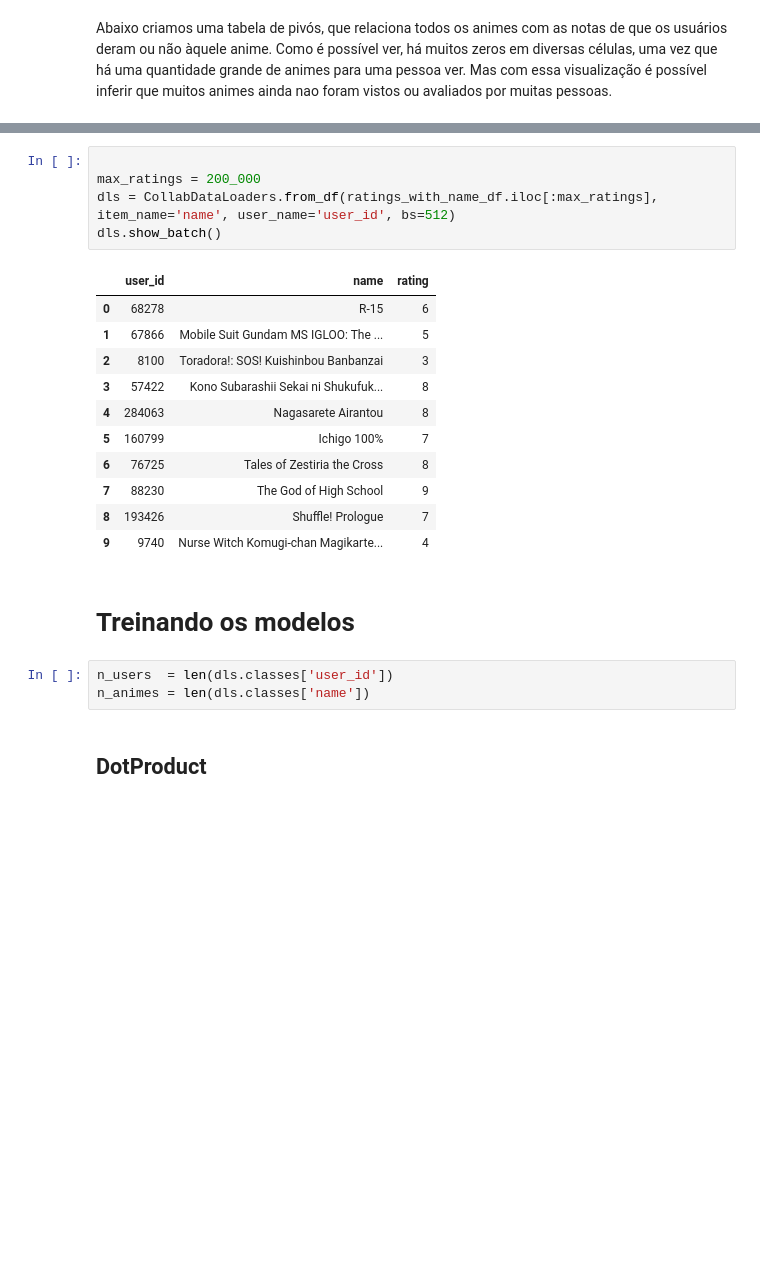
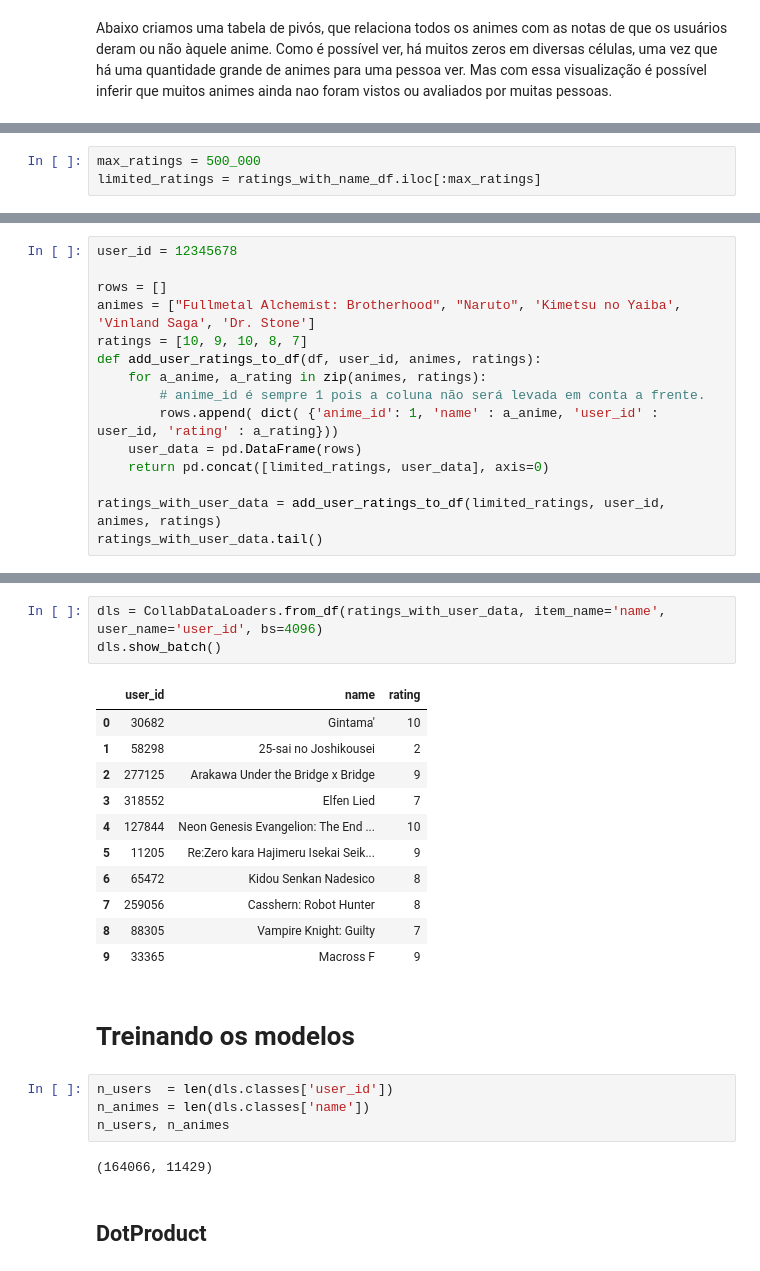
Before and after one commit to fabraz/fastaiOnCampus, a Jupyter notebook: nbs/lesson07_180130722_SamuelNB-Samuel-Nogueira-Bacelar.ipynb, the cells around one changed output, grey strips where cells are left out. Drawn from its saved outputs; the diff is of its cells as text; blank space fills up the shorter version.

```diff
--- a/nbs/lesson07_180130722_SamuelNB-Samuel-Nogueira-Bacelar.ipynb
+++ b/nbs/lesson07_180130722_SamuelNB-Samuel-Nogueira-Bacelar.ipynb
@@ -253,0 +280,3 @@ Iremos então criar o dataloader para nosso modelo. Como temos mais de 57 Milhõ
+# %%
+max_ratings = 500_000
+limited_ratings = ratings_with_name_df.iloc[:max_ratings]
@@ -253,0 +285,15 @@ Iremos então criar o dataloader para nosso modelo. Como temos mais de 57 Milhõ
+# %%
+user_id = 12345678
+
+rows = []
+animes = ["Fullmetal Alchemist: Brotherhood", "Naruto", 'Kimetsu no Yaiba', 'Vinland Saga', 'Dr. Stone']
+ratings = [10, 9, 10, 8, 7]
+def add_user_ratings_to_df(df, user_id, animes, ratings):
+    for a_anime, a_rating in zip(animes, ratings):
+        # anime_id é sempre 1 pois a coluna não será levada em conta a frente.
+        rows.append( dict( {'anime_id': 1, 'name' : a_anime, 'user_id' : user_id, 'rating' : a_rating}))
+    user_data = pd.DataFrame(rows)
+    return pd.concat([limited_ratings, user_data], axis=0)
+
+ratings_with_user_data = add_user_ratings_to_df(limited_ratings, user_id, animes, ratings)
+ratings_with_user_data.tail()
@@ -254,25 +307,26 @@ Iremos então criar o dataloader para nosso modelo. Como temos mais de 57 Milhõ
 # %%
-
-max_ratings = 200_000
-dls = CollabDataLoaders.from_df(ratings_with_name_df.iloc[:max_ratings], item_name='name', user_name='user_id', bs=512)
+dls = CollabDataLoaders.from_df(ratings_with_user_data, item_name='name', user_name='user_id', bs=4096)
 dls.show_batch()
 # %% [output]
 |  | user_id | name | rating |
-| 0 | 68278 | R-15 | 6 |
-| 1 | 67866 | Mobile Suit Gundam MS IGLOO: The ... | 5 |
-| 2 | 8100 | Toradora!: SOS! Kuishinbou Banbanzai | 3 |
-| 3 | 57422 | Kono Subarashii Sekai ni Shukufuk... | 8 |
-| 4 | 284063 | Nagasarete Airantou | 8 |
-| 5 | 160799 | Ichigo 100% | 7 |
-| 6 | 76725 | Tales of Zestiria the Cross | 8 |
-| 7 | 88230 | The God of High School | 9 |
-| 8 | 193426 | Shuffle! Prologue | 7 |
-| 9 | 9740 | Nurse Witch Komugi-chan Magikarte... | 4 |
+| 0 | 30682 | Gintama' | 10 |
+| 1 | 58298 | 25-sai no Joshikousei | 2 |
+| 2 | 277125 | Arakawa Under the Bridge x Bridge | 9 |
+| 3 | 318552 | Elfen Lied | 7 |
+| 4 | 127844 | Neon Genesis Evangelion: The End ... | 10 |
+| 5 | 11205 | Re:Zero kara Hajimeru Isekai Seik... | 9 |
+| 6 | 65472 | Kidou Senkan Nadesico | 8 |
+| 7 | 259056 | Casshern: Robot Hunter | 8 |
+| 8 | 88305 | Vampire Knight: Guilty | 7 |
+| 9 | 33365 | Macross F | 9 |
 # %% [markdown]
 # Treinando os modelos
 # %%
 n_users  = len(dls.classes['user_id'])
 n_animes = len(dls.classes['name'])
+n_users, n_animes
+# %% [output]
+(164066, 11429)
 # %% [markdown]
 ## DotProduct
 # %% [markdown]
```
Also changed, not shown: parts of 32 cells of this notebook.
